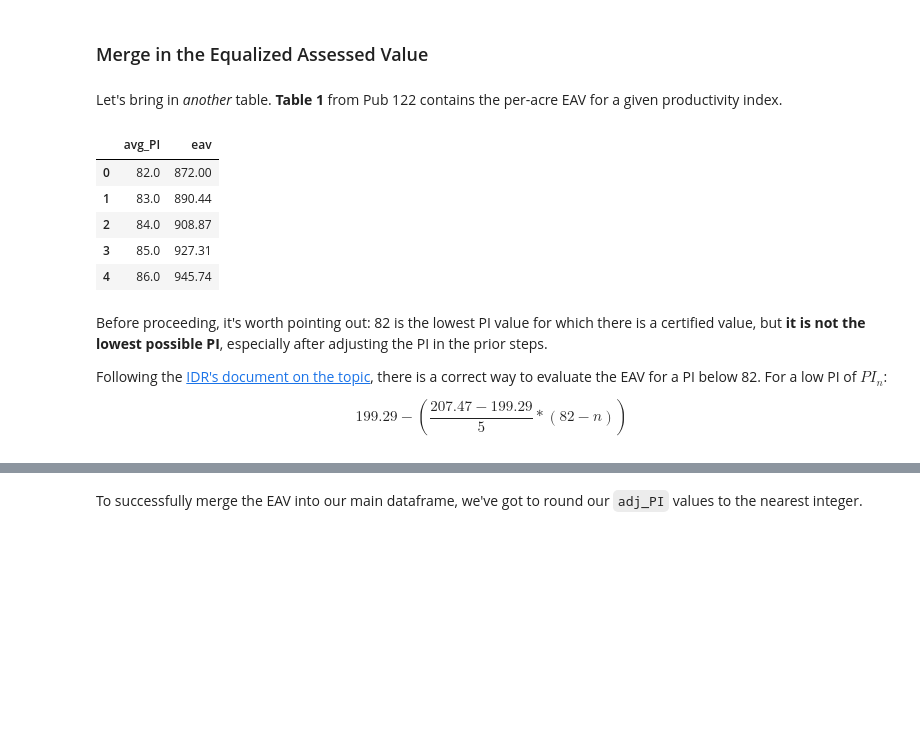
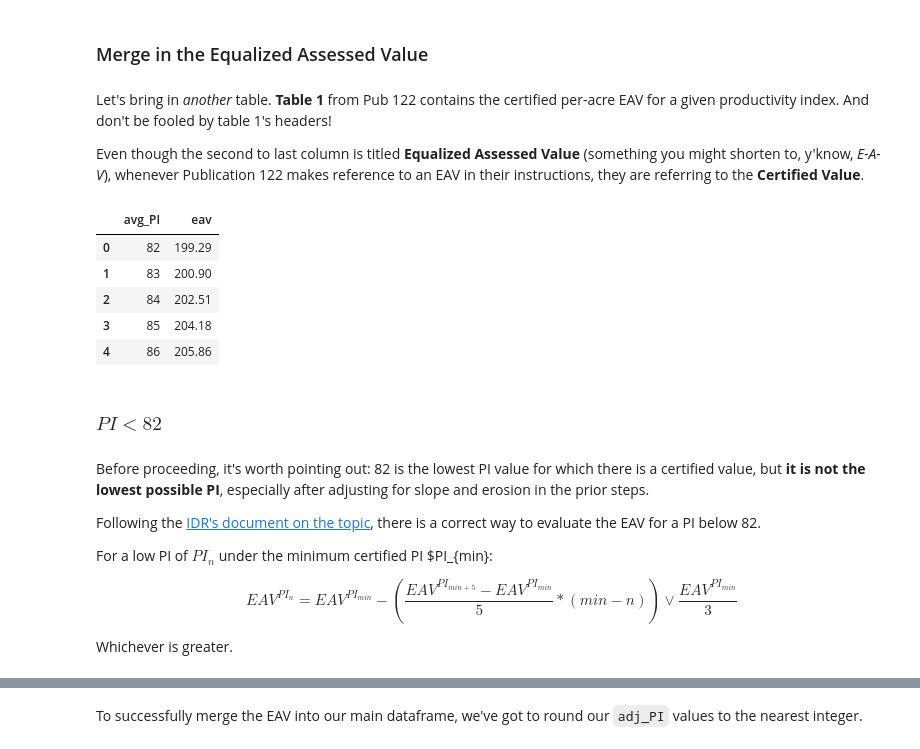
Before and after one commit to kcgis/farm-cards, a Jupyter notebook: farm-cards.ipynb, the cells around one changed output, grey strips where cells are left out. Saved outputs shown, nothing was run; the diff lists cells and outputs as text; code cells hidden in the pictures; blank space fills up the shorter version.

```diff
--- a/farm-cards.ipynb
+++ b/farm-cards.ipynb
@@ -806,23 +798,31 @@ We don't actually *have* unfavorable soil types in this sample, but if there wer
 # %% [markdown]
 ### Merge in the Equalized Assessed Value
 # %% [markdown]
-Let's bring in *another* table. **Table 1** from Pub 122 contains the per-acre EAV for a given productivity index.
+Let's bring in *another* table. **Table 1** from Pub 122 contains the certified per-acre EAV for a given productivity index. And don't be fooled by table 1's headers!
+
+Even though the second to last column is titled **Equalized Assessed Value** (something you might shorten to, y'know, *E-A-V*), whenever Publication 122 makes reference to an EAV in their instructions, they are referring to the **Certified Value**.
 # %%
-eav_df = gp.read_file('resources/eav_2021.csv').drop(columns='geometry').astype('float')
+eav_df = pd.read_csv('resources/eav_2021.csv')
 
 eav_df.head()
 # %% [output]
 |  | avg_PI | eav |
-| 0 | 82.0 | 872.00 |
-| 1 | 83.0 | 890.44 |
-| 2 | 84.0 | 908.87 |
-| 3 | 85.0 | 927.31 |
-| 4 | 86.0 | 945.74 |
+| 0 | 82 | 199.29 |
+| 1 | 83 | 200.90 |
+| 2 | 84 | 202.51 |
+| 3 | 85 | 204.18 |
+| 4 | 86 | 205.86 |
+# %% [markdown]
+### $PI < 82$
 # %% [markdown]
-Before proceeding, it's worth pointing out: 82 is the lowest PI value for which there is a certified value, but **it is not the lowest possible PI**, especially after adjusting the PI in the prior steps.
+Before proceeding, it's worth pointing out: 82 is the lowest PI value for which there is a certified value, but **it is not the lowest possible PI**, especially after adjusting for slope and erosion in the prior steps.
 
-Following the [IDR's document on the topic](https://www2.illinois.gov/rev/localgovernments/property/Documents/PiBelow82.pdf), there is a correct way to evaluate the EAV for a PI below 82. For a low PI of $PI_{n}$:
+Following the [IDR's document on the topic](https://www2.illinois.gov/rev/localgovernments/property/Documents/PiBelow82.pdf), there is a correct way to evaluate the EAV for a PI below 82.
+
+For a low PI of $PI_{n}$ under the minimum certified PI $PI_{min}:
 
 $$
-199.29 - \left(\frac{207.47 - 199.29}{5} * (82 - n)\right)
+EAV^{PI_{n}} = EAV^{PI_{min}} - \left(\frac{EAV^{PI_{min+5}} - EAV^{PI_{min}}}{5} * (min - n)\right) \vee \frac{EAV^{PI_{min}}}{3}
 $$
+
+Whichever is greater.
```
Also changed, not shown: parts of 28 cells of this notebook.
